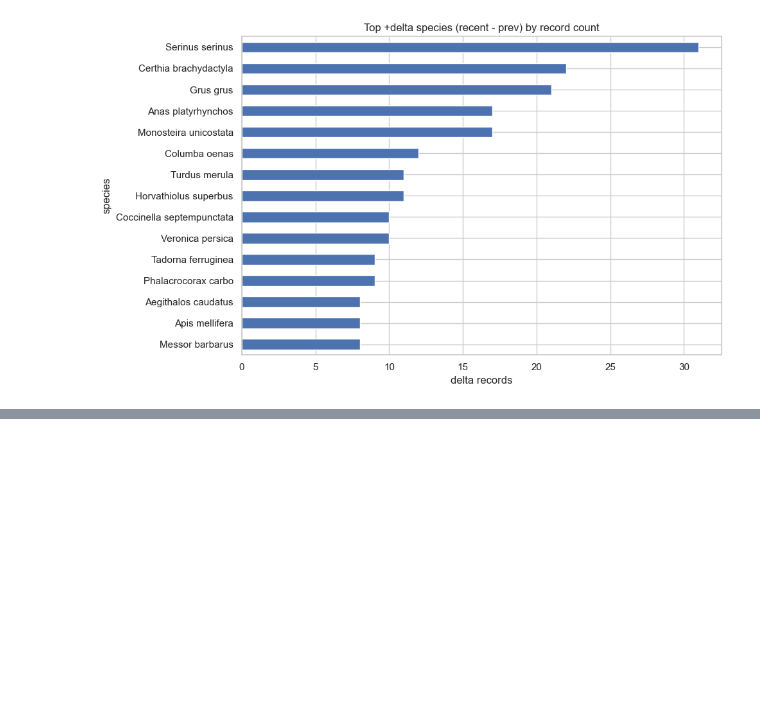
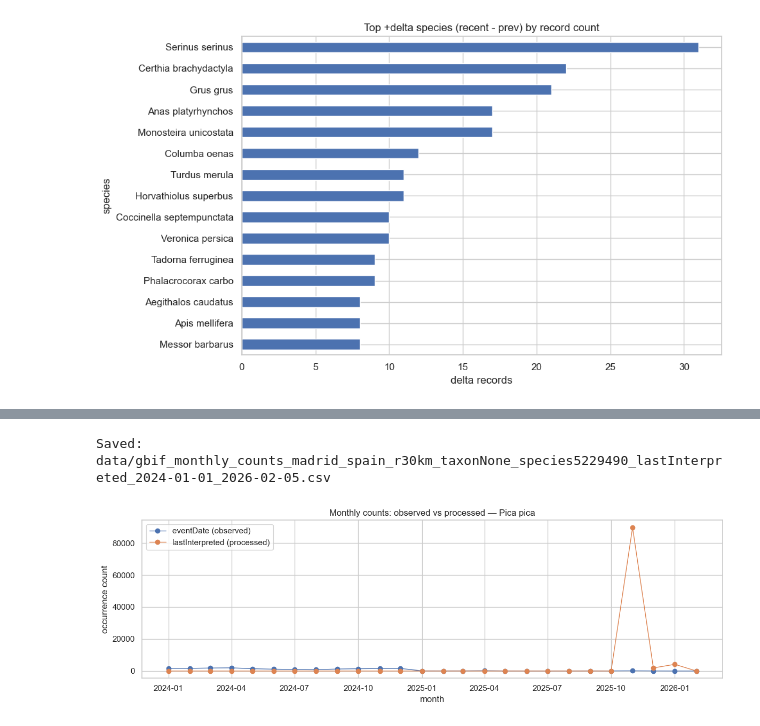
Before and after one commit to simmyyy/ie-microsoft-capstone, a Jupyter notebook: gbif_eda.ipynb, the cells around one changed output, grey strips where cells are left out. Saved outputs shown, nothing was run; the diff lists cells and outputs as text; code cells hidden in the pictures; blank space fills up the shorter version.

```diff
--- a/gbif_eda.ipynb
+++ b/gbif_eda.ipynb
@@ -950,0 +1151,25 @@ Lost (in prev only): 150
+# %%
+# Optional: compare against an "as-of" series using lastInterpreted (what GBIF processed in that month)
+# This is NOT the same as observation time; it reflects GBIF ingestion/processing.
+
+monthly_last = build_monthly_count_series(
+    bbox=BBOX,
+    taxon_key=TAXON_KEY,
+    species_key=SPECIES_KEY,
+    start=START,
+    end=END,
+    date_field="lastInterpreted",
+)
+
+plt.figure(figsize=(12, 4))
+plt.plot(monthly["month_start"], monthly["count"], marker="o", linewidth=1, label="eventDate (observed)")
+plt.plot(monthly_last["month_start"], monthly_last["count"], marker="o", linewidth=1, label="lastInterpreted (processed)")
+plt.title(f"Monthly counts: observed vs processed — {SPECIES_NAME or 'speciesKey='+str(SPECIES_KEY)}")
+plt.xlabel("month")
+plt.ylabel("occurrence count")
+plt.legend()
+plt.tight_layout()
+plt.show()
+# %% [output]
+Saved: data/gbif_monthly_counts_madrid_spain_r30km_taxonNone_species5229490_lastInterpreted_2024-01-01_2026-02-05.csv
+[figure, added]
```
Also changed, not shown: parts of 13 cells of this notebook, 3 other files.
